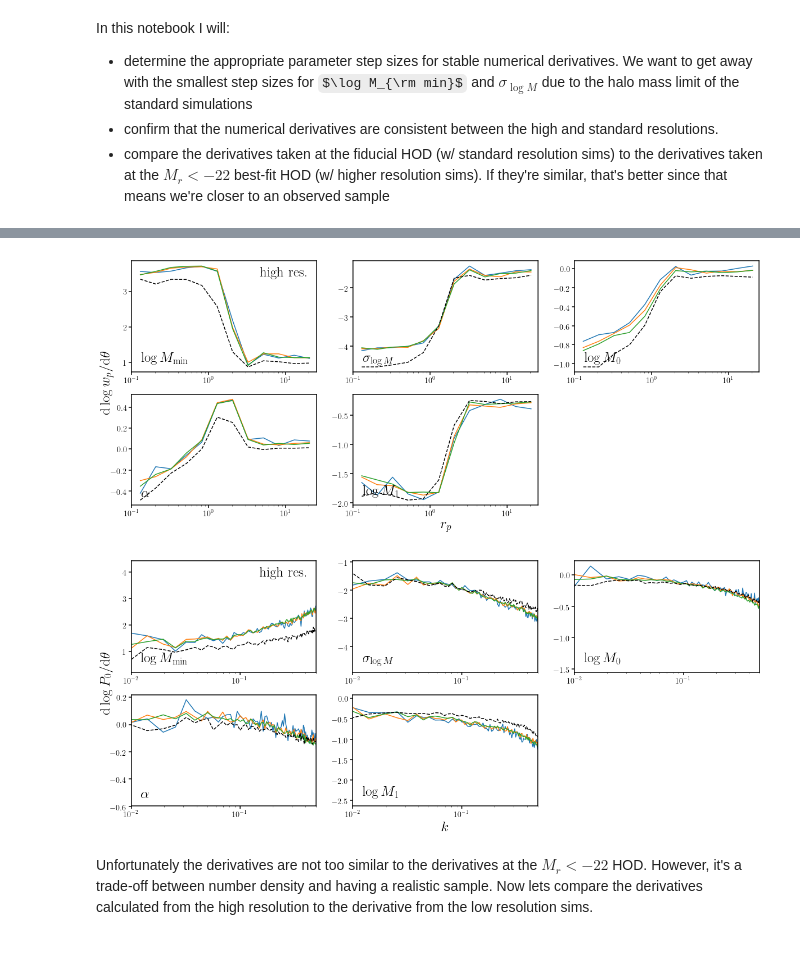
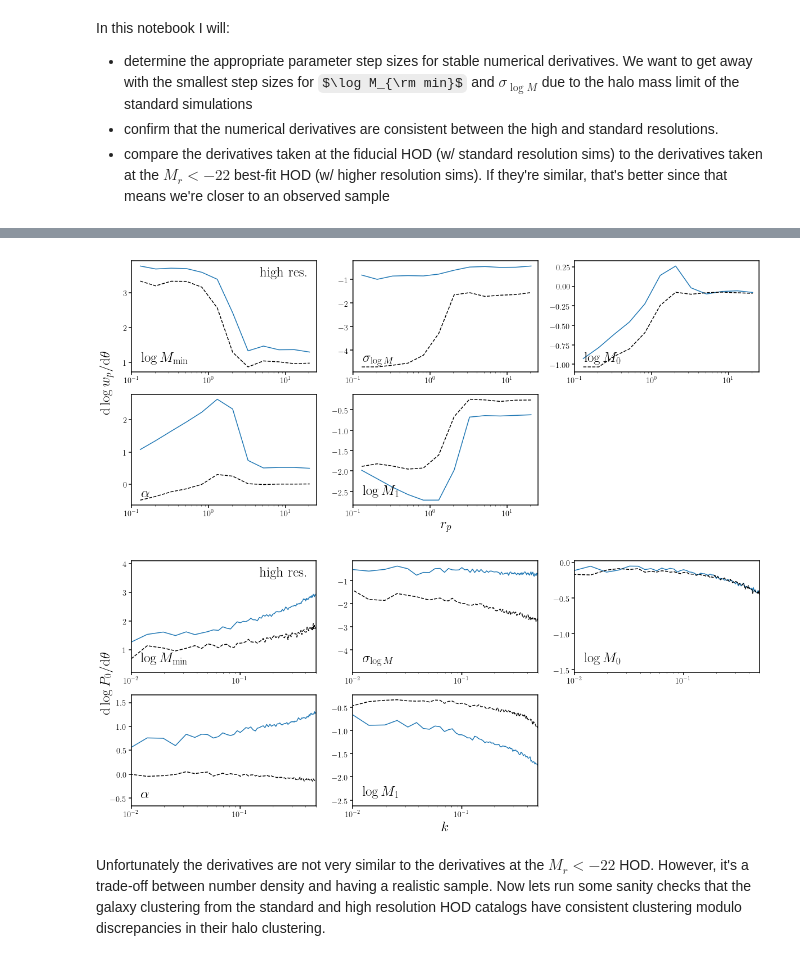
Before and after one commit to changhoonhahn/eMaNu, a Jupyter notebook: notebook/hod/hod_deriv.ipynb, the cells around one changed output, grey strips where cells are left out. Cells and saved outputs as stored; diff of their text form; code cells hidden in the pictures; some formulas as TeX source.

```diff
--- a/notebook/hod/hod_deriv.ipynb
+++ b/notebook/hod/hod_deriv.ipynb
@@ -35,5 +35,8 @@ mpl.rcParams['legend.frameon'] = False
 %matplotlib inline
 # %%
 theta_lbls = [r'$\log M_{\rm min}$', r'$\sigma_{\log M}$',r'$\log M_0$',r'$\alpha$',r'$\log M_1$']
-hod_fid = np.array([14.22, 0.55, 14.00, 0.87, 14.69]) # fiducial HOD parameters (selected from hod_fiducial.ipynb)
+theta_names = ['logMin', 'sigma_logM', 'logM0', 'alpha', 'logM1']
+#hod_fid = np.array([14.3, 0.45, 14.10, 0.87, 14.80]) # fiducial HOD parameters (selected from hod_fiducial.ipynb)
+#hod_fid = np.array([14.30, 0.45, 14.00, 0.87, 14.69]) # fiducial HOD parameters (selected from hod_fiducial.ipynb)
+hod_fid = np.array([13.65, 0.2, 14., 1.1, 14.])
 hod_Mr22 = np.array([14.22, 0.77, 14.00, 0.87, 14.69]) # Zheng+(2007) Mr<-22
@@ -112,0 +153,2 @@ Lets calculate the derivatives using the higher resolution halo catalog to deter
+# %%
+dthetas_fid = [0.05, 0.02, 0.2, 0.2, 0.2] # fiducial step sizes
@@ -145,21 +274,21 @@ bkgd.tick_params(labelcolor='none', top=False, bottom=False, left=False, right=F
 fig = plt.figure(figsize=(20, 8))
 for i in range(5):
     if i == 0: # Mmin
-        dtt = [0.05, 0.1, 0.15]
+        dtt = [0.05, 0.07, 0.1]
     elif i == 1: # sigma_logM
-        dtt = [0.05, 0.1, 0.15]
+        dtt = [0.02, 0.05, 0.1]
     elif i == 2:
-        dtt = [0.1, 0.2, 0.3]
+        dtt = [0.1, 0.2, 0.3] # 0.2
     elif i == 3:
-        dtt = [0.1, 0.2, 0.3]
+        dtt = [0.1, 0.2, 0.3] # 0.2
     elif i == 4:
-        dtt = [0.05, 0.1, 0.15]
+        dtt = [0.1, 0.2, 0.3] # 0.2
 
     sub = fig.add_subplot(2,3,i+1)
     for _dtt in dtt:
         _dtheta = np.zeros(5)
         _dtheta[i] = _dtt
-        k, _dlogpks_hr = dpkdtheta(hod_fid, _dtheta, res='HR', rsd=True, log=True, nreal=10)
+        k, _dlogpks_hr = dpkdtheta(hod_fid, _dtheta, res='HR', rsd=True, log=True, nreal=5)
         sub.plot(k, _dlogpks_hr[i])
 
     sub.set_xscale('log')
@@ -182,72 +312,41 @@ Next, lets see how similar the derivatives are to the derivatives at the $M_r <
 _, dlogwps_Mr22 = dwpdtheta(hod_Mr22, np.array([0.1, 0.1, 0.2, 0.2, 0.15]), res='HR', rsd=True, log=True, nreal=10)
 _, dlogpks_Mr22 = dpkdtheta(hod_Mr22, np.array([0.1, 0.1, 0.2, 0.2, 0.15]), res='HR', rsd=True, log=True, nreal=10)
 # %%
+_, dlogwps_fid_hr = dwpdtheta(hod_fid, dthetas_fid, res='HR', rsd=True, log=True, nreal=10)
+k, dlogpks_fid_hr = dpkdtheta(hod_fid, dthetas_fid, res='HR', rsd=True, log=True, nreal=5)
+
 fig = plt.figure(figsize=(20, 8))
 for i in range(5):
-    if i == 0: # Mmin
-        dtt = [0.05, 0.1, 0.15]
-    elif i == 1: # sigma_logM
-        dtt = [0.05, 0.1, 0.15]
-    elif i == 2:
-        dtt = [0.1, 0.2, 0.3]
-    elif i == 3:
-        dtt = [0.1, 0.2, 0.3]
-    elif i == 4:
-        dtt = [0.05, 0.1, 0.15]
-
     sub = fig.add_subplot(2,3,i+1)
-    for _dtt in dtt:
-        _dtheta = np.zeros(5)
-        _dtheta[i] = _dtt
-        _, _dlogwps_hr = dwpdtheta(hod_fid, _dtheta, res='HR', rsd=True, log=True, nreal=10)
-
-        sub.plot(0.5*(rbins[1:] + rbins[:-1]), _dlogwps_hr[i])
-
+    sub.plot(0.5*(rbins[1:] + rbins[:-1]), dlogwps_fid_hr[i])
     sub.plot(0.5*(rbins[1:] + rbins[:-1]), dlogwps_Mr22[i], c='k', ls='--')
 
     sub.set_xscale('log')
     sub.set_xlim(1e-1, 25)
     if i == 0: sub.text(0.95, 0.95, 'high res.', ha='right', va='top', transform=sub.transAxes, fontsize=25)
     sub.text(0.05, 0.05, theta_lbls[i], ha='left', va='bottom', transform=sub.transAxes, fontsize=25)
 bkgd = fig.add_subplot(111, frameon=False)
 bkgd.set_xlabel('$r_p$', fontsize=25)
 bkgd.set_ylabel(r'${\rm d} \log w_p/{\rm d} \theta$', fontsize=25)
 bkgd.tick_params(labelcolor='none', top=False, bottom=False, left=False, right=False)
 
 fig = plt.figure(figsize=(20, 8))
 for i in range(5):
-    if i == 0: # Mmin
-        dtt = [0.05, 0.1, 0.15]
-    elif i == 1: # sigma_logM
-        dtt = [0.05, 0.1, 0.15]
-    elif i == 2:
-        dtt = [0.1, 0.2, 0.3]
-    elif i == 3:
-        dtt = [0.1, 0.2, 0.3]
-    elif i == 4:
-        dtt = [0.05, 0.1, 0.15]
-
     sub = fig.add_subplot(2,3,i+1)
-    for _dtt in dtt:
-        _dtheta = np.zeros(5)
-        _dtheta[i] = _dtt
-        k, _dlogpks_hr = dpkdtheta(hod_fid, _dtheta, res='HR', rsd=True, log=True, nreal=10)
-
-        sub.plot(k, _dlogpks_hr[i])
-
+    sub.plot(k, dlogpks_fid_hr[i])
     sub.plot(k, dlogpks_Mr22[i], c='k', ls='--')
     sub.set_xscale('log')
     sub.set_xlim(1e-2, 0.5)
     if i == 0: sub.text(0.95, 0.95, 'high res.', ha='right', va='top', transform=sub.transAxes, fontsize=25)
     sub.text(0.05, 0.05, theta_lbls[i], ha='left', va='bottom', transform=sub.transAxes, fontsize=25)
 bkgd = fig.add_subplot(111, frameon=False)
 bkgd.set_xlabel('$k$', fontsize=25)
 bkgd.set_ylabel(r'${\rm d} \log P_0/{\rm d} \theta$', fontsize=25)
 bkgd.tick_params(labelcolor='none', top=False, bottom=False, left=False, right=False)
 # %% [output]
-[figure, old version]
+[figure, new version]
-[figure, old version]
+[figure, new version]
 # %% [markdown]
-Unfortunately the derivatives are not too similar to the derivatives at the $M_r < -22$ HOD. However, it's a trade-off between number density and having a realistic sample. Now lets compare the derivatives calculated from the high resolution to the derivative from the low resolution sims.
+Unfortunately the derivatives are not very similar to the derivatives at the $M_r < -22$ HOD. However, it's a trade-off between number density and having a realistic sample. Now lets run some sanity checks that the galaxy clustering from the standard and high resolution HOD catalogs have consistent clustering modulo discrepancies in their halo clustering.
 # %%
 # step sizes that we decided on above
```
Also changed, not shown: parts of 13 cells of this notebook, 2 other files.
